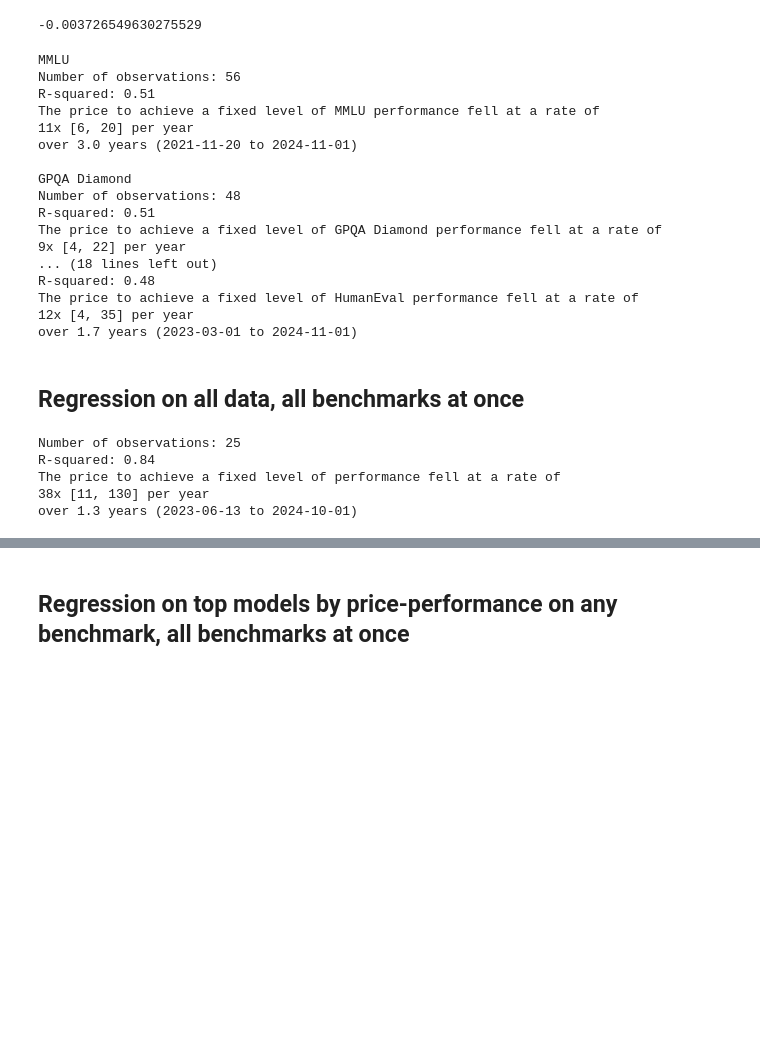
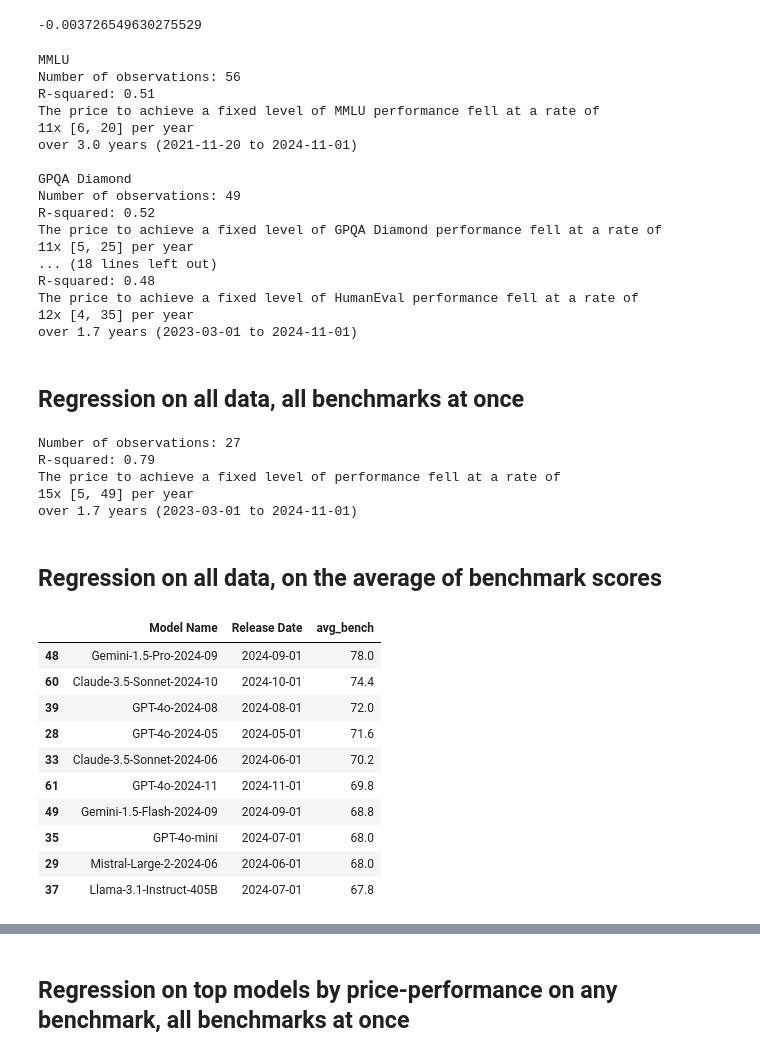
Before and after one commit to epoch-research/llm-benchmark-efficiency, a Jupyter notebook: aa_price_performance.ipynb, the cells around one changed output, grey strips where cells are left out. Drawn from its saved outputs; the diff is of its cells as text; code cells hidden in the pictures; blank space fills up the shorter version.

Commit message:
Update data and add method to regress on average benchmark score

```diff
--- a/aa_price_performance.ipynb
+++ b/aa_price_performance.ipynb
@@ -541,12 +541,24 @@ for bench in benchmarks:
     })
 
     # Plot the exponential trendline with the data
+
+    # Use GPT-4 as the reference point
+    prediction_dates = pd.date_range(start=benchmark_df['Release Date'].min(), end=benchmark_df['Release Date'].max(), freq='MS')
+    reference_model = 'GPT-4'
+    reference_performance = aa_df[aa_df['Model Name'] == reference_model][bench].iloc[0]
+    prediction_df = pd.DataFrame({
+        'date': [pd.Timestamp(d).toordinal() for d in prediction_dates],  # Convert to ordinal dates
+        'bench': [reference_performance] * len(prediction_dates)
+    })
+    prediction_df['log_price'] = exponential_model.predict(prediction_df)
+    prediction_df['price'] = 10**prediction_df['log_price']
+
     fig = go.Figure()
     fig.add_trace(go.Scatter(
-        x=benchmark_df['Release Date'],
-        y=10**exponential_model.predict(benchmark_df),
+        x=prediction_dates,
+        y=prediction_df['price'],
         mode='lines',
-        name=f'Regression: {annual_factor}x decrease per year at fixed performance',
+        name=f'Regression: {annual_factor}x decrease per year at {reference_model} performance',
         line=dict(color='lightgrey', dash='dash')
     ))
     fig.add_trace(go.Scatter(
@@ -691,10 +703,10 @@ The price to achieve a fixed level of MMLU performance fell at a rate of
 over 3.0 years (2021-11-20 to 2024-11-01)
 
 GPQA Diamond
-Number of observations: 48
-R-squared: 0.51
+Number of observations: 49
+R-squared: 0.52
 The price to achieve a fixed level of GPQA Diamond performance fell at a rate of
-9x [4, 22] per year
+11x [5, 25] per year
 ... (18 lines left out)
 R-squared: 0.48
 The price to achieve a fixed level of HumanEval performance fell at a rate of
@@ -742,8 +754,30 @@ print()
 all_benchmarks_regression_results_df = pd.DataFrame(results)
 all_benchmarks_regression_results_df.to_csv(results_dir + 'all_benchmarks_regression_results.csv', index=False)
 # %% [output]
-Number of observations: 25
-R-squared: 0.84
+Number of observations: 27
+R-squared: 0.79
 The price to achieve a fixed level of performance fell at a rate of
-38x [11, 130] per year
-over 1.3 years (2023-06-13 to 2024-10-01)
+15x [5, 49] per year
+over 1.7 years (2023-03-01 to 2024-11-01)
+# %% [markdown]
+## Regression on all data, on the average of benchmark scores
+# %%
+df = aa_df.copy()
+# Rename benchmark columns to all lowercase, underscore separated
+new_bench_cols = [col.lower().replace(' ', '_').replace('-', '_') for col in benchmarks]
+df.rename(columns={bench: new_bench_cols[i] for i, bench in enumerate(benchmarks)}, inplace=True)
+df = df.dropna(subset=new_bench_cols)
+df['avg_bench'] = df[new_bench_cols].mean(axis=1)
+df[['Model Name', 'Release Date', 'avg_bench']].sort_values(by='avg_bench', ascending=False).head(10)
+# %% [output]
+|  | Model Name | Release Date | avg_bench |
+| 48 | Gemini-1.5-Pro-2024-09 | 2024-09-01 | 78.0 |
+| 60 | Claude-3.5-Sonnet-2024-10 | 2024-10-01 | 74.4 |
+| 39 | GPT-4o-2024-08 | 2024-08-01 | 72.0 |
+| 28 | GPT-4o-2024-05 | 2024-05-01 | 71.6 |
+| 33 | Claude-3.5-Sonnet-2024-06 | 2024-06-01 | 70.2 |
+| 61 | GPT-4o-2024-11 | 2024-11-01 | 69.8 |
+| 49 | Gemini-1.5-Flash-2024-09 | 2024-09-01 | 68.8 |
+| 35 | GPT-4o-mini | 2024-07-01 | 68.0 |
+| 29 | Mistral-Large-2-2024-06 | 2024-06-01 | 68.0 |
+| 37 | Llama-3.1-Instruct-405B | 2024-07-01 | 67.8 |
```
Also changed, not shown: parts of 5 cells of this notebook, 2 other files.
